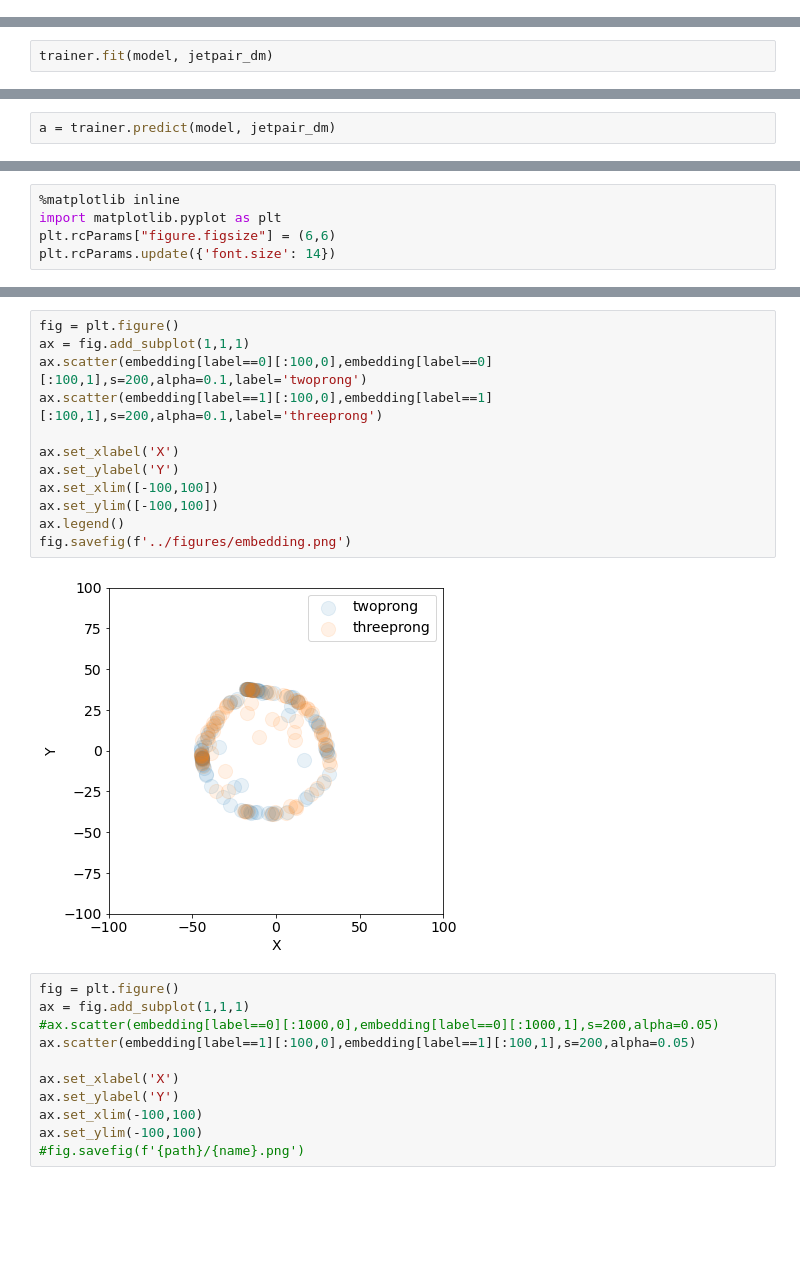
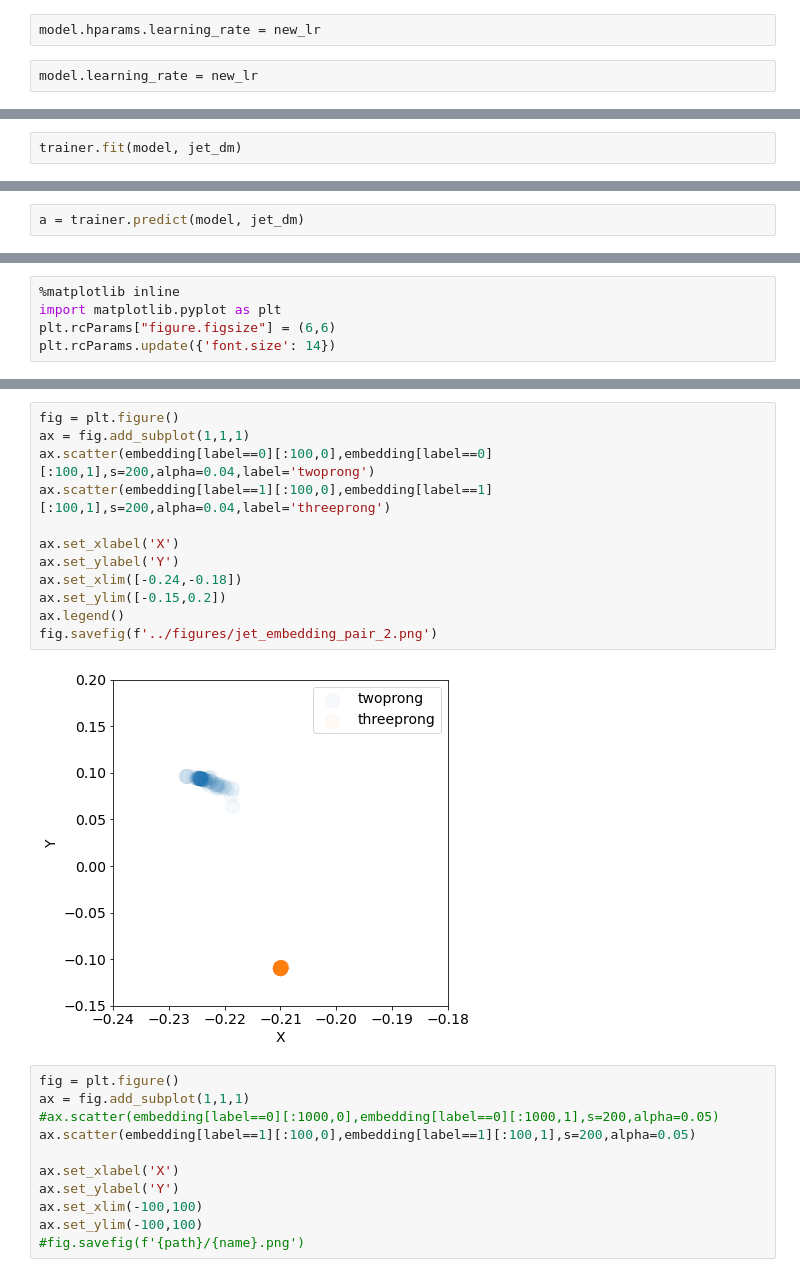
Before and after one commit to SangeonPark/ToyJetGenerator, a Jupyter notebook: training/jet_training.ipynb, the cells around one changed output, grey strips where cells are left out. Drawn from its saved outputs; the diff is of its cells as text; blank space fills up the shorter version.

```diff
--- a/training/jet_training.ipynb
+++ b/training/jet_training.ipynb
@@ -91,0 +111,4 @@ Trainer is init now
+# %%
+model.hparams.learning_rate = new_lr
+# %%
+model.learning_rate = new_lr
@@ -92,5 +119,5 @@ Trainer is init now
 # %%
-trainer.fit(model, jetpair_dm)
+trainer.fit(model, jet_dm)
 # %% [output]
 LOCAL_RANK: 0 - CUDA_VISIBLE_DEVICES: [0]
 COMET INFO: ---------------------------
@@ -112,4 +144,4 @@ COMET INFO:     git-patch (uncompressed) : 1 (172.85 KB)
 # %%
-a = trainer.predict(model, jetpair_dm)
+a = trainer.predict(model, jet_dm)
 # %% [output]
 LOCAL_RANK: 0 - CUDA_VISIBLE_DEVICES: [0]
@@ -141,17 +200,17 @@ plt.rcParams.update({'font.size': 14})
 # %%
 fig = plt.figure()
 ax = fig.add_subplot(1,1,1)
-ax.scatter(embedding[label==0][:100,0],embedding[label==0][:100,1],s=200,alpha=0.1,label='twoprong')
-ax.scatter(embedding[label==1][:100,0],embedding[label==1][:100,1],s=200,alpha=0.1,label='threeprong')
+ax.scatter(embedding[label==0][:100,0],embedding[label==0][:100,1],s=200,alpha=0.04,label='twoprong')
+ax.scatter(embedding[label==1][:100,0],embedding[label==1][:100,1],s=200,alpha=0.04,label='threeprong')
 
 ax.set_xlabel('X')
 ax.set_ylabel('Y')
-ax.set_xlim([-100,100])
-ax.set_ylim([-100,100])
+ax.set_xlim([-0.24,-0.18])
+ax.set_ylim([-0.15,0.2])
 ax.legend()
-fig.savefig(f'../figures/embedding.png')
+fig.savefig(f'../figures/jet_embedding_pair_2.png')
 # %% [output]
-[figure, old version]
+[figure, new version]
 # %%
 fig = plt.figure()
 ax = fig.add_subplot(1,1,1)
```
Also changed, not shown: parts of 28 cells of this notebook, 12 other files.
